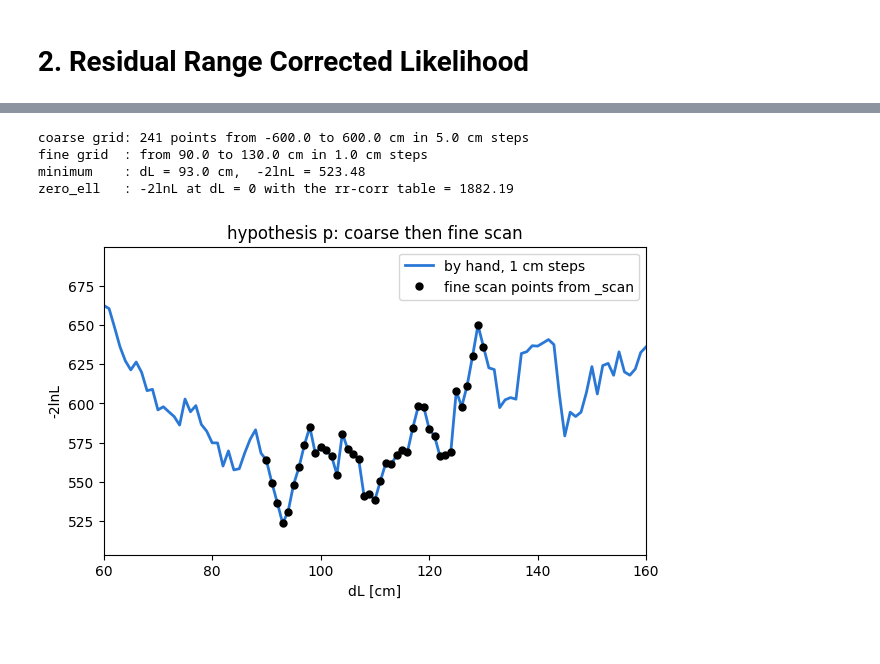
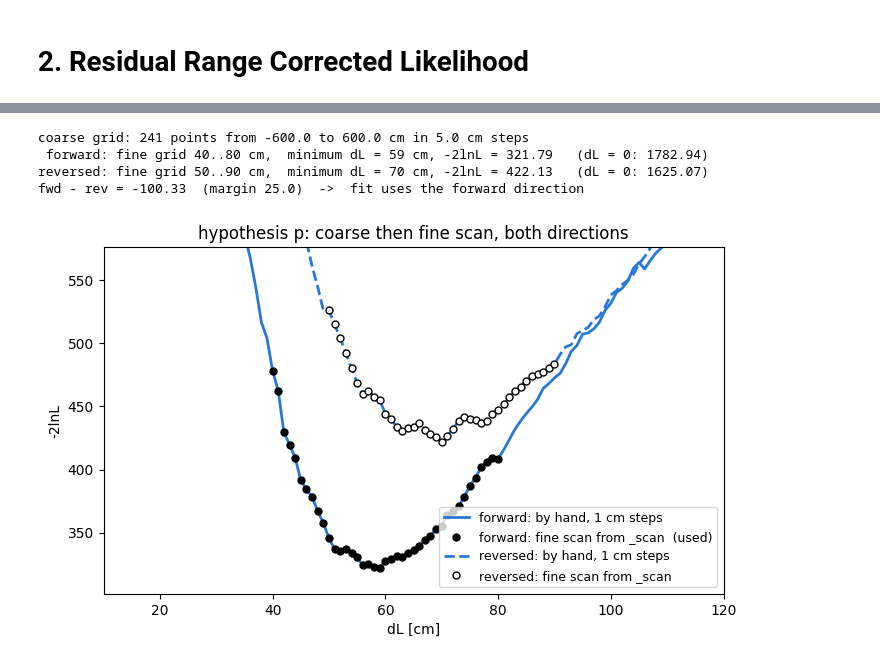
Before and after one commit to sungbinoh/cafpyana, a Jupyter notebook: analysis_village/ll_pid/likelihood_process.ipynb, the cells around one changed output, grey strips where cells are left out. Drawn from its saved outputs; the diff is of its cells as text; code cells hidden in the pictures; blank space fills up the shorter version.

```diff
--- a/analysis_village/ll_pid/likelihood_process.ipynb
+++ b/analysis_village/ll_pid/likelihood_process.ipynb
@@ -67,5 +85,6 @@ hits per plane: [11, 37, 46]
 # %%
-file   = "/pnfs/sbnd/scratch/users/maxd/cafpyana_out/dfs/2026_10_16_124625__100k_MC_trkhit_run1gen2/100k_MC_trkhit_run1gen2_10.df"
+#Good track showing rr correction: Bare LLPID and chi2 mis-classify, but rr-corrected LLPID gets it correct
+file   = "/pnfs/sbnd/scratch/users/maxd/cafpyana_out/dfs/2026_10_16_124625__100k_MC_trkhit_run1gen2/100k_MC_trkhit_run1gen2_12.df"
 params = llpid.LLPID_PARAMS
 COLOR  = {"p": "#2a78d6", "mu": "#eb6834", "pi": "#1baf7a"}   # one colour per hypothesis in every plot
 PDG, TRUE_HYP = 2212, "p"                                      # (13, "mu") or (211, "pi") for another species
@@ -100,6 +119,9 @@ print("usable hits per plane:", [int(h["n_usable"][0]) for h in planes], "  tota
 
 
 rr_grid = np.linspace(0.5, max(hits["rr"].max() for hits in planes), 300)
+rr_max = np.nanmedian([llpid._per_track_max(h, h["rr"]) for h in planes], axis=0)
+for h in planes:
+    h["rr_max"] = rr_max[h["tid"]]
 
 fig, ax = plt.subplots(1, 3, figsize=(16, 4), sharey=True)
 for hits, a in zip(planes, ax):
@@ -286,30 +423,45 @@ pi  dL = 0:   624.31    best dL =   -8.0 cm:    599.02 hits + 18.24 prior =   61
 # %%
 hyp    = TRUE_HYP
 step   = params["scan_coarse"]
 coarse = np.arange(dl_min[hyp], params["scan_max"] + step, step)
 reach  = params["fine_steps"] * step
 fine   = np.arange(-reach, reach + params["scan_fine"], params["scan_fine"])
 
-fine_ell, fine_dl, zero_ell = llpid._scan(planes, tables, hyp, coarse, fine, priors[hyp], len(tracks), flipped=False)
+# both directions, then the llpid._orientation rule: reversed must win by more than flip_margin
+fits = {rev: llpid._scan(planes, tables, hyp, coarse, fine, priors[hyp], len(tracks), flipped=rev) for rev in DIRS}
+best = {rev: np.nanmin(f[0][:, 0]) for rev, f in fits.items()}
+rev_fit = bool(params["allow_flip"] and best[False] - best[True] > params["flip_margin"])
+
 print("coarse grid:", len(coarse), "points from", coarse[0], "to", coarse[-1], "cm in", step, "cm steps")
-print("fine grid  : from", fine_dl[0, 0], "to", fine_dl[-1, 0], "cm in", params["scan_fine"], "cm steps")
-print("minimum    : dL =", fine_dl[np.nanargmin(fine_ell[:, 0]), 0], "cm,  -2lnL =", round(np.nanmin(fine_ell[:, 0]), 2))
-print("zero_ell   : -2lnL at dL = 0 with the rr-corr table =", round(zero_ell[0], 2))
+for rev, (fine_ell, fine_dl, zero_ell) in fits.items():
+    i = np.nanargmin(fine_ell[:, 0])
+    print(f"{DIRS[rev]:>8}: fine grid {fine_dl[0, 0]:.0f}..{fine_dl[-1, 0]:.0f} cm,  minimum dL = {fine_dl[i, 0]:.0f} cm, "
+          f"-2lnL = {fine_ell[i, 0]:.2f}   (dL = 0: {zero_ell[0]:.2f})")
+print(f"fwd - rev = {best[False] - best[True]:+.2f}  (margin {params['flip_margin']})  ->  fit uses the {DIRS[rev_fit]} direction")
 
 s = scan[hyp]
-plt.figure(figsize=(7, 4))
-plt.plot(s["dl"], s["total"], color=COLOR[hyp], lw=2, label="by hand, 1 cm steps")
-plt.plot(fine_dl[:, 0], fine_ell[:, 0], "o", ms=5, color="k", label="fine scan points from _scan")
-plt.xlim(fine_dl[0, 0] - 30, fine_dl[-1, 0] + 30)
-plt.ylim(np.nanmin(fine_ell) - 20, np.nanmax(fine_ell) + 50)
-plt.xlabel("dL [cm]"); plt.ylabel("-2lnL"); plt.title(f"hypothesis {hyp}: coarse then fine scan"); plt.legend()
+plt.figure(figsize=(8, 4.5))
+lo, hi = [], []
+for rev, ls in [(False, "-"), (True, "--")]:
+    fine_ell, fine_dl, _ = fits[rev]
+    used = rev == rev_fit
+    plt.plot(s["dl"], s[rev]["total"], color=COLOR[hyp], lw=2, ls=ls, label=f"{DIRS[rev]}: by hand, 1 cm steps")
+    plt.plot(fine_dl[:, 0], fine_ell[:, 0], "o", ms=5, mec="k", mfc="k" if used else "white",
+             label=f"{DIRS[rev]}: fine scan from _scan" + ("  (used)" if used else ""))
+    lo.append(fine_dl[0, 0]); hi.append(fine_dl[-1, 0])
+ells = np.concatenate([fits[r][0][:, 0] for r in DIRS])
+plt.xlim(min(lo) - 30, max(hi) + 30)
+plt.ylim(np.nanmin(ells) - 20, np.nanmax(ells) + 50)
+plt.xlabel("dL [cm]"); plt.ylabel("-2lnL")
+plt.title(f"hypothesis {hyp}: coarse then fine scan, both directions")
+plt.legend(fontsize=9)
 plt.show()
 # %% [output]
 coarse grid: 241 points from -600.0 to 600.0 cm in 5.0 cm steps
-fine grid  : from 90.0 to 130.0 cm in 1.0 cm steps
-minimum    : dL = 93.0 cm,  -2lnL = 523.48
-zero_ell   : -2lnL at dL = 0 with the rr-corr table = 1882.19
+ forward: fine grid 40..80 cm,  minimum dL = 59 cm, -2lnL = 321.79   (dL = 0: 1782.94)
+reversed: fine grid 50..90 cm,  minimum dL = 70 cm, -2lnL = 422.13   (dL = 0: 1625.07)
+fwd - rev = -100.33  (margin 25.0)  ->  fit uses the forward direction
-[figure, old version]
+[figure, new version]
 # %%
 edge_lo, edge_hi = llpid._well_edges(fine_ell)
 ell_min = np.nanmin(fine_ell, axis=0)
```
Also changed, not shown: parts of 18 cells of this notebook, 3 other files.
